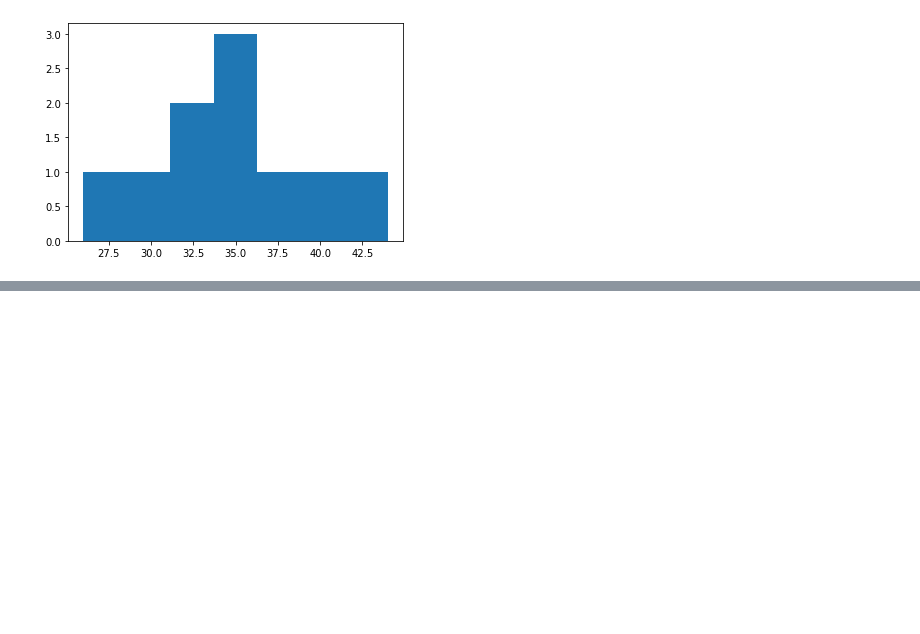
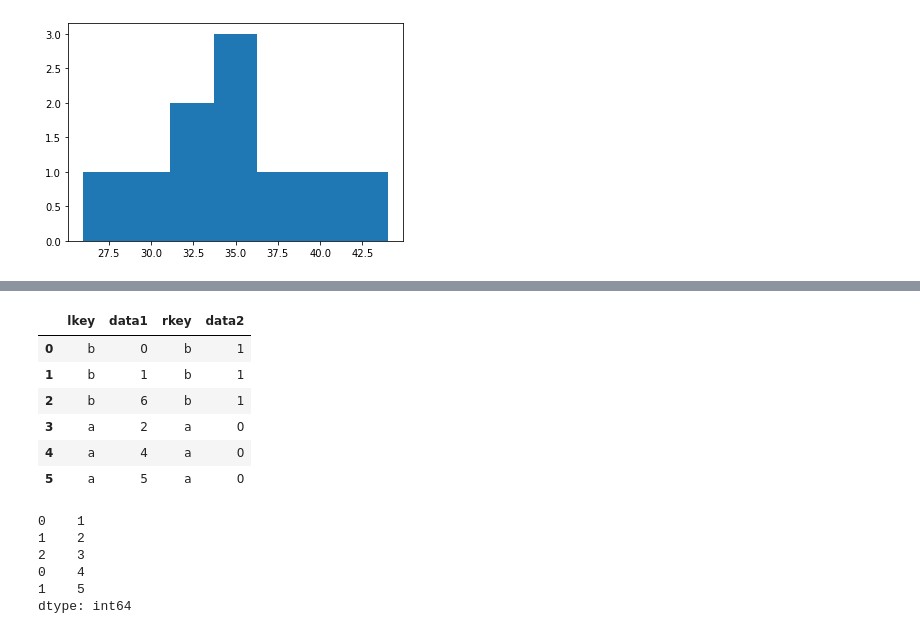
Before and after one commit to yjleeee22/python220621, a Jupyter notebook: DemoPandas.ipynb, the cells around one changed output, grey strips where cells are left out. Saved outputs shown, nothing was run; the diff lists cells and outputs as text; code cells hidden in the pictures; blank space fills up the shorter version.

```diff
--- a/DemoPandas.ipynb
+++ b/DemoPandas.ipynb
@@ -200,0 +220,28 @@ Populating the interactive namespace from numpy and matplotlib
+# %%
+df3 = DataFrame({"lkey":["b","b","a","c","a","a","b"],
+    "data1":range(7)})
+df4 = DataFrame({"rkey":["a","b","d"],
+    "data2":range(3)})
+
+#키 컬럼의 이름이 다른 경우
+pd.merge(df3,df4, left_on="lkey", right_on="rkey")
+# %% [output]
+|  | lkey | data1 | rkey | data2 |
+| 0 | b | 0 | b | 1 |
+| 1 | b | 1 | b | 1 |
+| 2 | b | 6 | b | 1 |
+| 3 | a | 2 | a | 0 |
+| 4 | a | 4 | a | 0 |
+| 5 | a | 5 | a | 0 |
+# %%
+# 동일한 구조의 데이터를 수직으로 결합(유니온) -  조건이 없슴
+s1 = Series([1,2,3])
+s2 = Series([4,5])
+pd.concat([s1, s2])
+# %% [output]
+0    1
+1    2
+2    3
+0    4
+1    5
+dtype: int64
```
Also changed, not shown: parts of 1 cell of this notebook.
